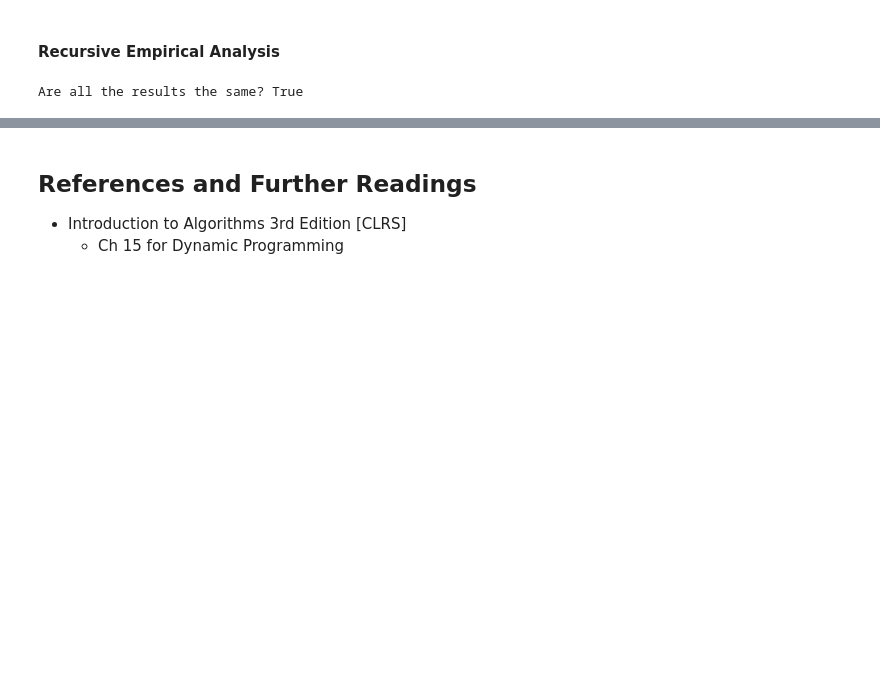
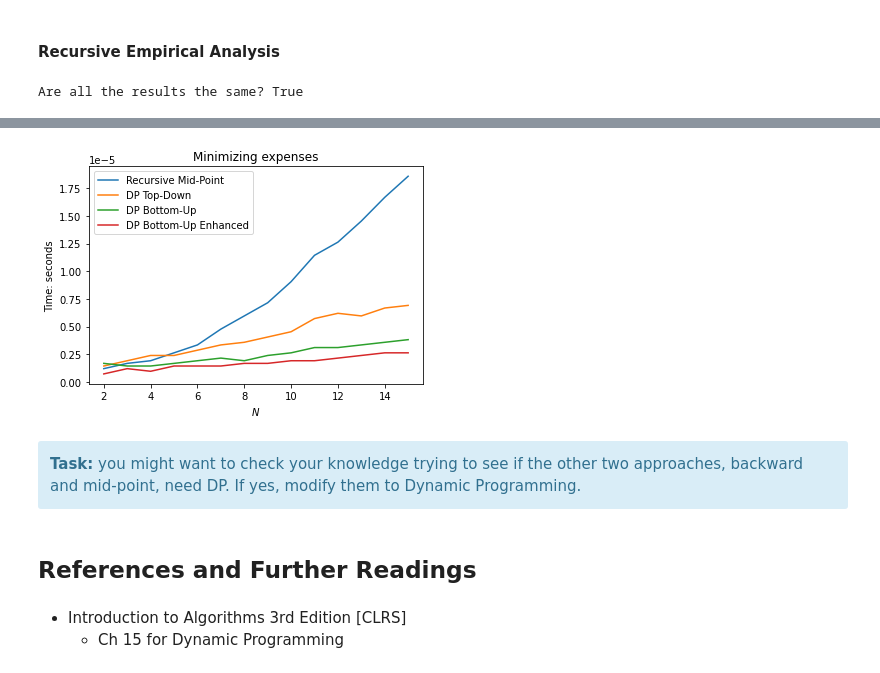
Before and after one commit to ammarSherif/Analysis-and-Design-of-Algorithms-Tutorials, a Jupyter notebook: Module 05: Dynamic Programming/Module 05: Dynamic Programming.ipynb, the cells around one changed output, grey strips where cells are left out. Drawn from its saved outputs; the diff is of its cells as text; code cells hidden in the pictures; blank space fills up the shorter version.

```diff
--- a/Module 05: Dynamic Programming/Module 05: Dynamic Programming.ipynb
+++ b/Module 05: Dynamic Programming/Module 05: Dynamic Programming.ipynb
@@ -853,4 +1332,24 @@ ax.legend(loc=0);
+# %%
+# ==============================================================================
+# Compare the mid-point recursive along with the other DP approaches
+# ==============================================================================
+f,ax = plt.subplots()
+ax.plot(range(2,MAX_SIZE+1),times[2],label='Recursive Mid-Point')
+ax.plot(range(2,MAX_SIZE+1),times[3],label='DP Top-Down')
+ax.plot(range(2,MAX_SIZE+1),times[4],label='DP Bottom-Up')
+ax.plot(range(2,MAX_SIZE+1),times[5],label='DP Bottom-Up Enhanced')
+ax.set_xlabel('$N$')
+ax.set_ylabel('Time: seconds')
+ax.set_title('Minimizing expenses')
+ax.legend(loc=0);
+# %% [output]
+[figure, added]
+# %% [markdown]
+<div class="alert alert-block alert-info">
+<b>Task:</b> you might want to check your knowledge trying to see if the other two approaches, backward and mid-point, need DP. If yes, modify them to Dynamic Programming.
+</div>
+# %% [markdown]
+## References and Further Readings
 # %% [markdown]
-## References and Further Readings
 - Introduction to Algorithms 3rd Edition [CLRS]
     - Ch 15 for Dynamic Programming
```
Also changed, not shown: parts of 24 cells of this notebook.
